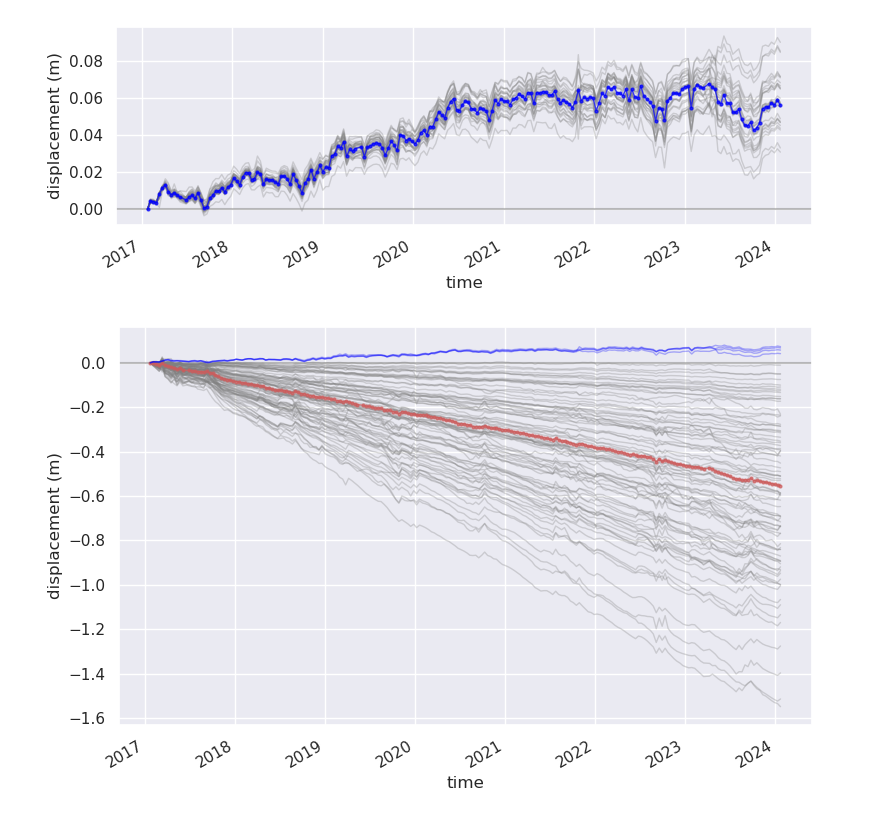
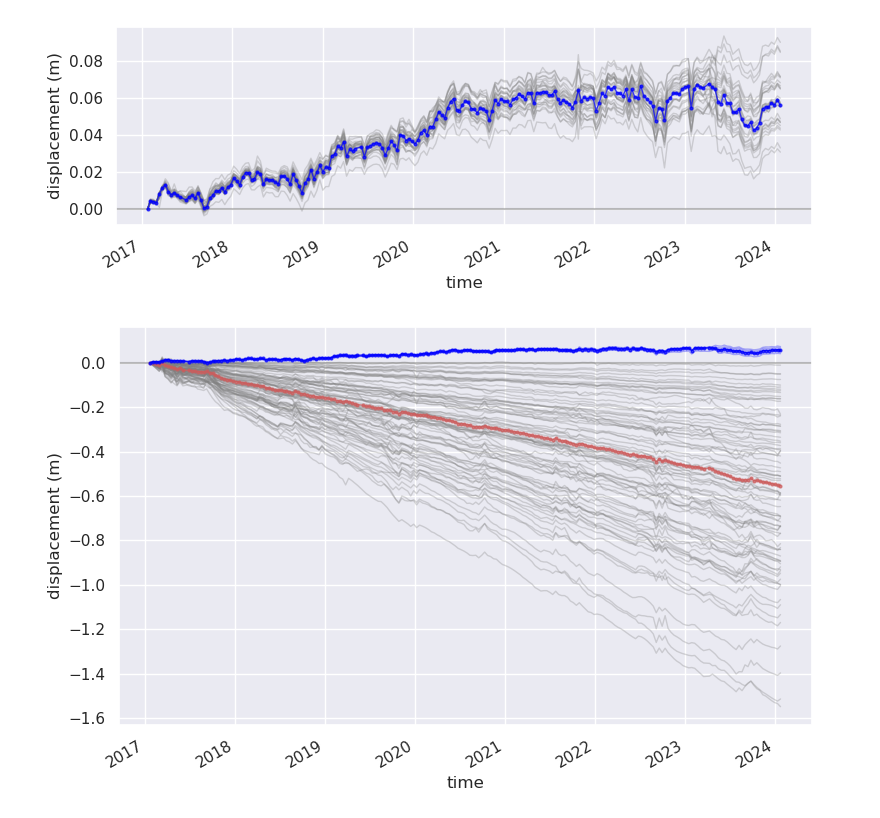
Before and after one commit to gbrencher/ffits, a Jupyter notebook: nbs/imja/hyp3-isce2/spatial_analysis.ipynb, the cells around one changed output. Saved outputs shown, nothing was run; the diff lists cells and outputs as text; code cells hidden in the pictures.

```diff
--- a/nbs/imja/hyp3-isce2/spatial_analysis.ipynb
+++ b/nbs/imja/hyp3-isce2/spatial_analysis.ipynb
@@ -145,20 +134,20 @@ plt.savefig('./figs/imja_pixels_ts.png', dpi=300)
 # %%
 f, ax = plt.subplots(figsize=(8,5))
 ax.axhline(y=0, c='gray', alpha=0.5)
 for x in range(len(imja_moraine.x)):
     for y in range(len(imja_moraine.y)):
         if (x+1) % 3 + (y+1) % 3 == 0:
             imja_moraine.displacement.isel(x=x, y=y).plot(ax=ax, c='gray', linewidth=1, alpha=0.3)
 (imja_moraine.displacement.median(dim=('x', 'y'))).plot(ax=ax, c='indianred', marker='o', markersize=2, linewidth=1, alpha=0.7)
 
 for x in range(len(imja_stable.x)):
     for y in range(len(imja_stable.y)):
         if (x+1) % 5 + (y+1) % 5 == 0:
             imja_stable.displacement.isel(x=x, y=y).plot(ax=ax, c='blue', linewidth=1, alpha=0.3)
-#(imja_stable.displacement.median(dim=('x', 'y'))).plot(ax=ax, c='blue', marker='o', markersize=2, linewidth=1, alpha=0.7)
+(imja_stable.displacement.median(dim=('x', 'y'))).plot(ax=ax, c='blue', marker='o', markersize=2, linewidth=1, alpha=0.7)
 ax.set_title('')
 ax.set_ylabel('displacement (m)')
 f.tight_layout()
 plt.savefig('./figs/imja_pixels_ts.png', dpi=300)
 # %% [output]
-[figure, old version]
+[figure, new version]
```
Also changed, not shown: parts of 3 cells of this notebook, 3 other files.
